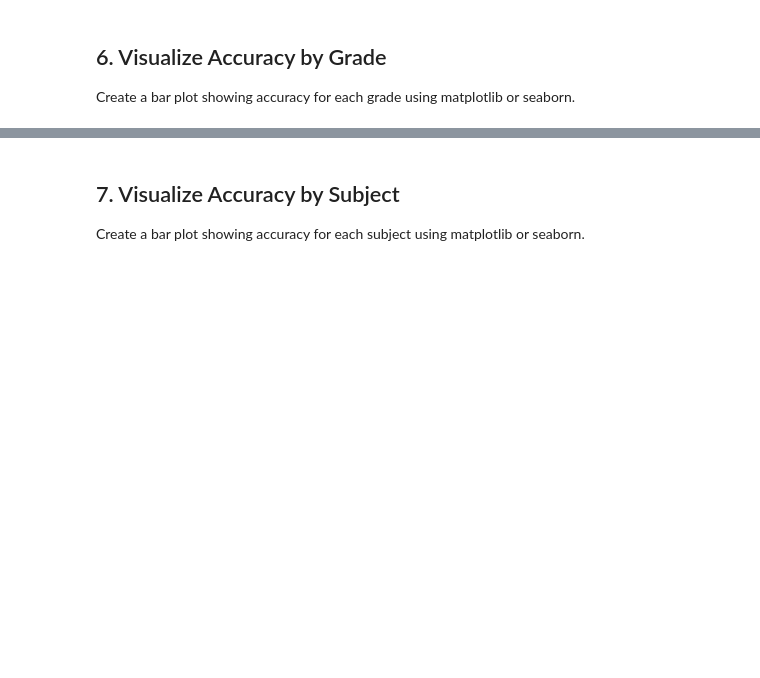
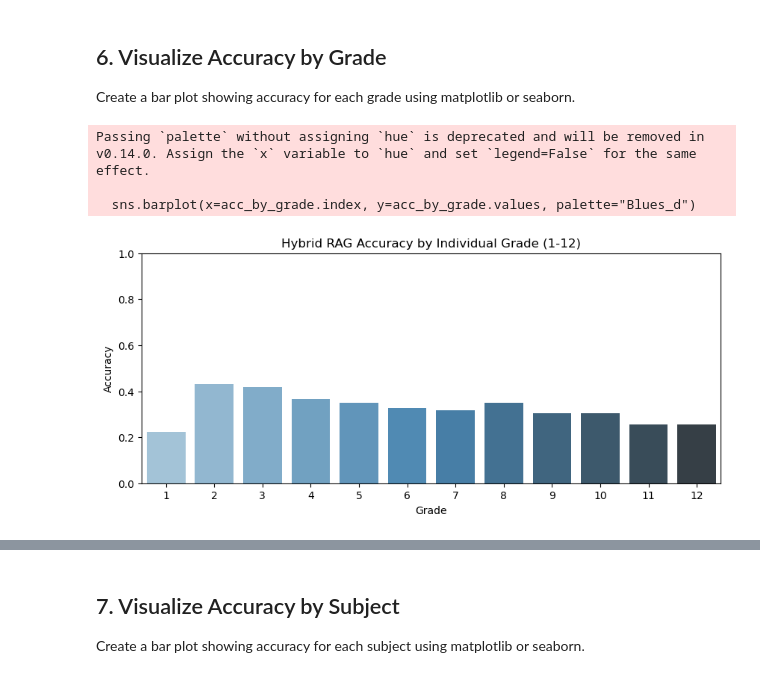
Before and after one commit to jeelelel/scienceqa-9444, a Jupyter notebook: rag_mac/rag_eval_hybrid_visualization.ipynb, the cells around one changed output, grey strips where cells are left out. Cells and saved outputs as stored; diff of their text form; code cells hidden in the pictures; blank space fills up the shorter version.

Commit message:
visualizations

```diff
--- a/rag_mac/rag_eval_hybrid_visualization.ipynb
+++ b/rag_mac/rag_eval_hybrid_visualization.ipynb
@@ -50,6 +62,8 @@ FileNotFoundError: [Errno 2] No such file or directory: '/Users/jessicalim/Deskt
 Load precomputed BERT and TF-IDF embeddings for lectures, or compute and save them if not present.
 # %%
 def simple_tokenizer(text, vocab_size=VOCAB_SIZE, max_seq_length=MAX_SEQ_LENGTH):
+    if not isinstance(text, str):
+        text = str(text)
     tokens = text.lower().split()
     ids = [abs(hash(token)) % vocab_size for token in tokens]
     if len(ids) < max_seq_length:
@@ -98,6 +112,7 @@ else:
     with open(tfidf_vocab_path, "r") as f:
         vocab = json.load(f)
     vectorizer = TfidfVectorizer(vocabulary=vocab)
+    vectorizer.fit(lectures)
 
 print(f"Loaded BERT embeddings: {bert_embs.shape}")
 print(f"Loaded TF-IDF matrix: {tfidf_matrix.shape}")
@@ -105,32 +123,12 @@ print(f"Loaded TF-IDF matrix: {tfidf_matrix.shape}")
 ## 4. Hybrid Retrieval and Evaluation on Test Set
 Run hybrid retrieval (BERT + TF-IDF) for each test question and collect results.
 # %%
-results = []
-for item in tqdm(data_test, desc="Hybrid retrieval on test set"):
-    query = item.get('question', '')
-    gt_answer = item.get('answer', '')
-    grade = item.get('grade', 'Unknown')
-    subject = item.get('subject', 'Unknown')
-    # BERT retrieval
-    query_emb = embed_text(model, query)
-    bert_sims = np.dot(bert_embs, query_emb) / (np.linalg.norm(bert_embs, axis=1) * np.linalg.norm(query_emb) + 1e-8)
-    # TF-IDF retrieval
-    tfidf_query = vectorizer.transform([query])
-    tfidf_sims = cosine_similarity(tfidf_matrix, tfidf_query).flatten()
-    # Hybrid: weighted sum (0.5 BERT + 0.5 TF-IDF)
-    hybrid_sims = 0.5 * bert_sims + 0.5 * tfidf_sims
-    top_idx = np.argmax(hybrid_sims)
-    hit = data_train[top_idx]
-    # For this notebook, just check if the top retrieved lecture contains the ground truth answer (string match)
-    lecture = hit.get('lecture', '')
-    is_correct = str(gt_answer).strip().lower() in lecture.strip().lower()
-    results.append({
-        'question': query,
-        'ground_truth': gt_answer,
-        'retrieved_lecture': lecture,
-        'grade': grade,
-        'subject': subject,
-        'is_correct': is_correct
-    })
-results_df = pd.DataFrame(results)
+import pandas as pd
+import os
+
+# Load precomputed hybrid RAG results from CSV
+results_csv_path = os.path.join(data_dir, "rag_hybrid_results.csv")
+results_df = pd.read_csv(results_csv_path)
+print("Loaded results from:", results_csv_path)
+print("Columns:", results_df.columns.tolist())
 results_df.head()
@@ -151,10 +218,15 @@ print(acc_by_subject)
 ## 6. Visualize Accuracy by Grade
 Create a bar plot showing accuracy for each grade using matplotlib or seaborn.
 # %%
-plt.figure(figsize=(8,5))
+plt.figure(figsize=(10,4))
 sns.barplot(x=acc_by_grade.index, y=acc_by_grade.values, palette="Blues_d")
-plt.title("Hybrid RAG Accuracy by Grade")
+plt.title("Hybrid RAG Accuracy by Individual Grade (1-12)")
 plt.xlabel("Grade")
 plt.ylabel("Accuracy")
 plt.ylim(0, 1)
 plt.show()
+# %% [output]
+Passing `palette` without assigning `hue` is deprecated and will be removed in v0.14.0. Assign the `x` variable to `hue` and set `legend=False` for the same effect.
+
+  sns.barplot(x=acc_by_grade.index, y=acc_by_grade.values, palette="Blues_d")
+[figure, added]
```
Also changed, not shown: parts of 6 cells of this notebook, 3 other files.
